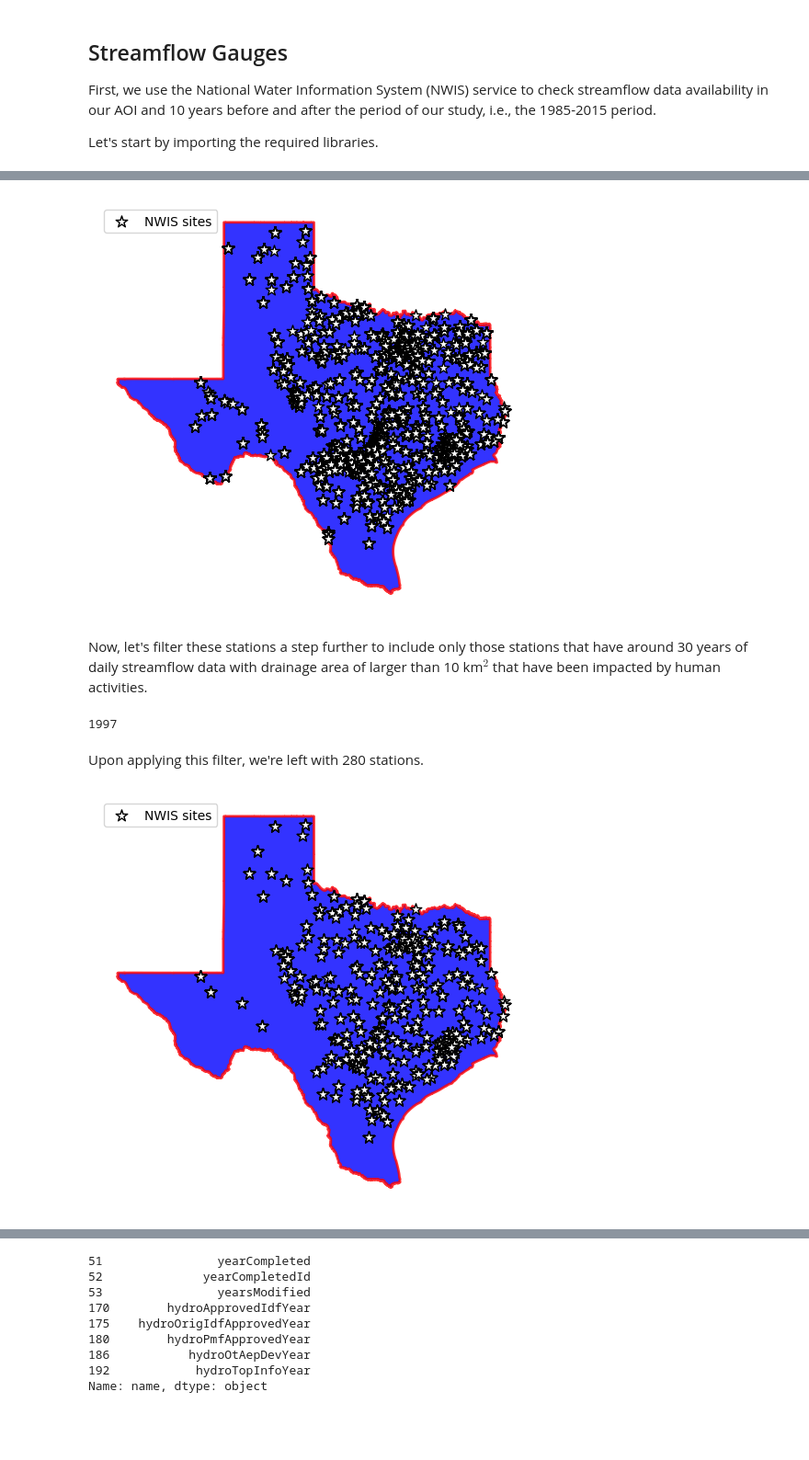
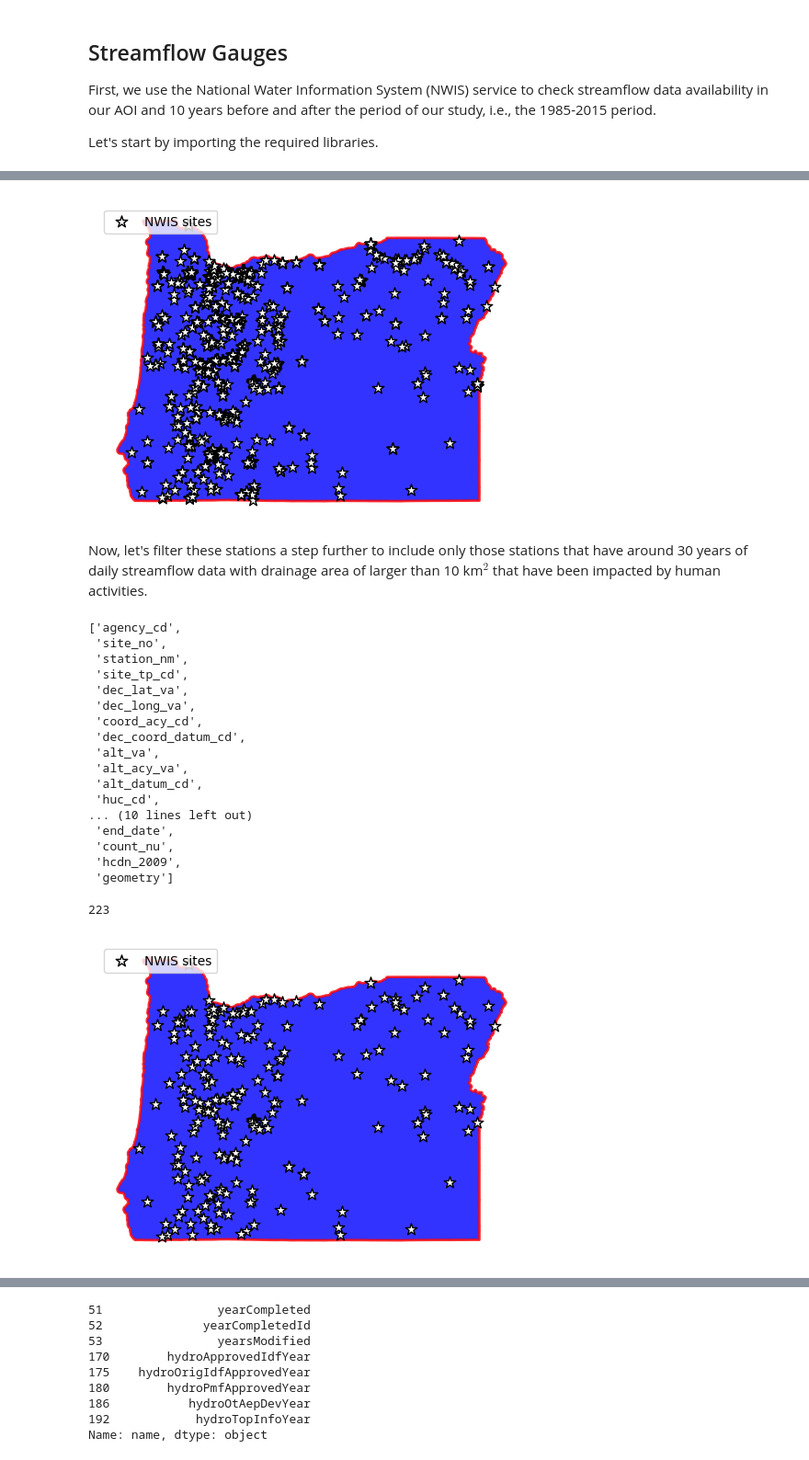
Before and after one commit to mhweber/ICRW8_Geospatial_Workshop, a Jupyter notebook: Dam_Impact.ipynb, the cells around one changed output, grey strips where cells are left out. Shown at 92% size. Saved outputs shown, nothing was run; the diff lists cells and outputs as text; code cells hidden in the pictures; blank space fills up the shorter version.

```diff
--- a/Dam_Impact.ipynb
+++ b/Dam_Impact.ipynb
@@ -64,7 +64,7 @@ from pynhd import NLDI, WaterData, ZeroMatchedError
 # %%
 start = "1985-01-01"
 end = "2015-01-01"
-texas = gh.helpers.get_us_states("contiguous")
-texas = texas[texas.STUSPS == "TX"]
+states = gh.helpers.get_us_states("contiguous")
+oregon = states[states.STUSPS == "OR"]
 # %%
 _, ax = plt.subplots(dpi=100, figsize=(6, 6))
@@ -75,12 +75,12 @@ ax.set_axis_off()
 # %%
 nwis = NWIS()
 query = {
-    "stateCd": "TX",
+    "stateCd": "OR",
     "startDt": start,
     "endDt": end,
     "outputDataTypeCd": "dv",  # daily values
     "hasDataTypeCd": "dv",  # daily values
     "parameterCd": "00060",  # discharge
 }
-sites = nwis.get_info(query, nhd_info=True)
+sites = nwis.get_info(query, nhd_info=False)
 sites.shape[0]
@@ -89,34 +91,52 @@ We can see that there are 30604 streamflow gauge stations in Texas that fit our
 # %%
 _, ax = plt.subplots(dpi=100, figsize=(6, 6))
-texas.plot(ax=ax, facecolor="b", edgecolor="r", linewidth=2, alpha=0.8, figsize=(10, 10))
+oregon.plot(ax=ax, facecolor="b", edgecolor="r", linewidth=2, alpha=0.8, figsize=(10, 10))
 sites.plot(ax=ax, marker="*", markersize=90, color="w", edgecolor="k", label="NWIS sites")
 ax.legend(loc="upper left")
 ax.set_axis_off()
 # %% [output]
-[figure, old version]
+[figure, new version]
 # %% [markdown]
 Now, let's filter these stations a step further to include only those stations that have around 30 years of daily streamflow data with drainage area of larger than 10 km$^2$ that have been impacted by human activities.
+# %%
+list(sites)
+# %% [output]
+['agency_cd',
+ 'site_no',
+ 'station_nm',
+ 'site_tp_cd',
+ 'dec_lat_va',
+ 'dec_long_va',
+ 'coord_acy_cd',
+ 'dec_coord_datum_cd',
+ 'alt_va',
+ 'alt_acy_va',
+ 'alt_datum_cd',
+ 'huc_cd',
+... (10 lines left out)
+ 'end_date',
+ 'count_nu',
+ 'hcdn_2009',
+ 'geometry']
 # %%
 sites = sites[
     (sites.parm_cd == "00060")  # discharge
     & (sites.stat_cd == "00003")  # mean
     & (sites.count_nu >= 30 * 365)  # at least 30 years of data
     & ~sites.hcdn_2009  # not pristine
-    & (sites.nhd_areasqkm > 10)
+    # & (sites.nhd_areasqkm > 10)
 ].copy()
 sites.shape[0]
 # %% [output]
-1997
+223
-# %% [markdown]
-Upon applying this filter, we're left with 280 stations.
 # %%
 _, ax = plt.subplots(dpi=100, figsize=(6, 6))
-texas.plot(ax=ax, facecolor="b", edgecolor="r", linewidth=2, alpha=0.8, figsize=(10, 10))
+oregon.plot(ax=ax, facecolor="b", edgecolor="r", linewidth=2, alpha=0.8, figsize=(10, 10))
 sites.plot(ax=ax, marker="*", markersize=90, color="w", edgecolor="k", label="NWIS sites")
 ax.legend(loc="upper left")
 ax.set_axis_off()
 # %% [output]
-[figure, old version]
+[figure, new version]
 # %% [markdown]
 ## Dams
 
```
Also changed, not shown: parts of 25 cells of this notebook.
